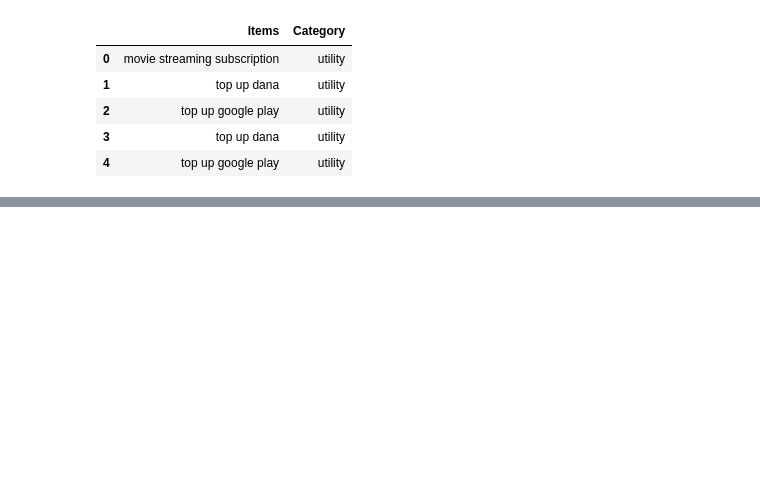
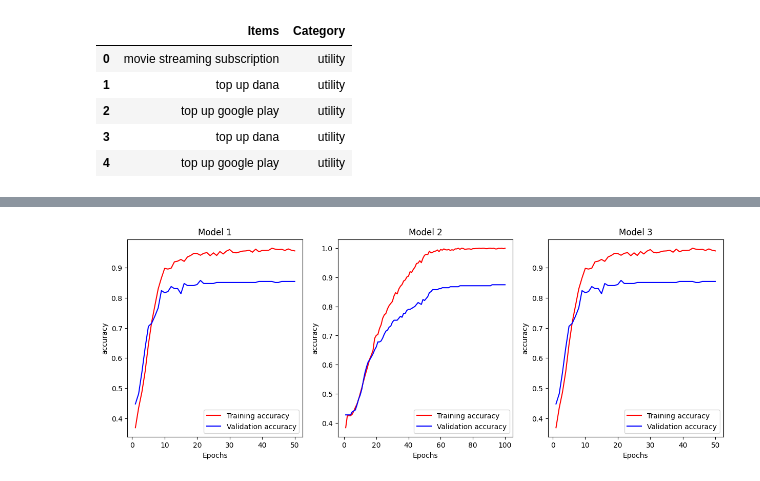
Before and after one commit to DuitDojo-Capstone-Project/DuitDojo_ML, a Jupyter notebook: text classification/model.ipynb, the cells around one changed output, grey strips where cells are left out. Saved outputs shown, nothing was run; the diff lists cells and outputs as text; code cells hidden in the pictures; blank space fills up the shorter version.

```diff
--- a/text classification/model.ipynb
+++ b/text classification/model.ipynb
@@ -132,0 +268,23 @@ plt.show()
+# %%
+# Set up subplots
+fig, axs = plt.subplots(1, len(models), figsize=(15, 5))
+
+for i, history in enumerate(models):
+    accuracy = history.history['accuracy']
+    val_accuracy = history.history['val_accuracy']
+    epochs = range(1, len(accuracy) + 1)
+
+    # Plot training accuracy
+    axs[i].plot(epochs, accuracy, 'r', label='Training accuracy')
+
+    # Plot validation accuracy
+    axs[i].plot(epochs, val_accuracy, 'b', label='Validation accuracy')
+
+    axs[i].set_title(f'Model {i+1}')
+    axs[i].set_xlabel('Epochs')
+    axs[i].set_ylabel('accuracy')
+    axs[i].legend()
+
+plt.show()
+# %% [output]
+[figure, added]
```
Also changed, not shown: parts of 21 cells of this notebook.
